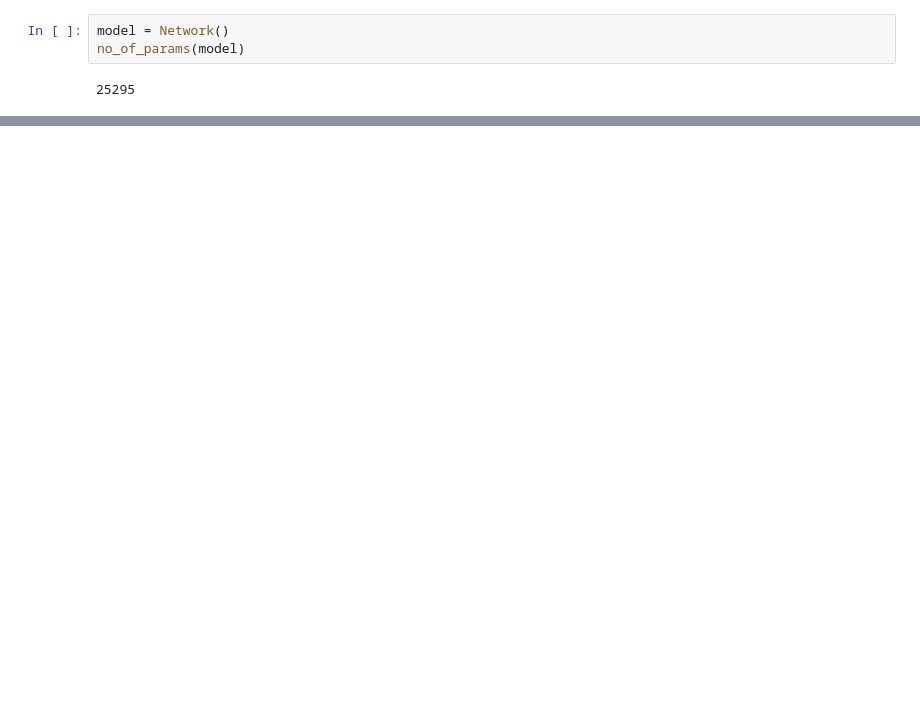
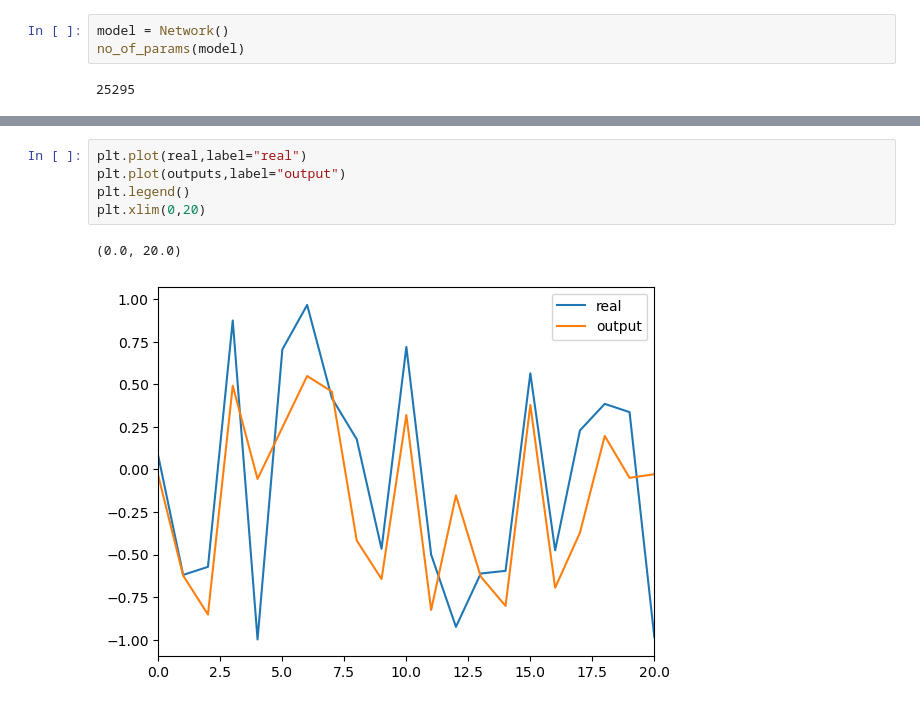
Before and after one commit to Harshjoon/instrument_position_detection_using_ML, a Jupyter notebook: notebooks/set_3.ipynb, the cells around one changed output, grey strips where cells are left out. Cells and saved outputs as stored; diff of their text form; blank space fills up the shorter version.

```diff
--- a/notebooks/set_3.ipynb
+++ b/notebooks/set_3.ipynb
@@ -282,0 +293,8 @@ del model
+# %%
+plt.plot(real,label="real")
+plt.plot(outputs,label="output")
+plt.legend()
+plt.xlim(0,20)
+# %% [output]
+(0.0, 20.0)
+[figure, added]
```
Also changed, not shown: parts of 21 cells of this notebook, 4 other files.
